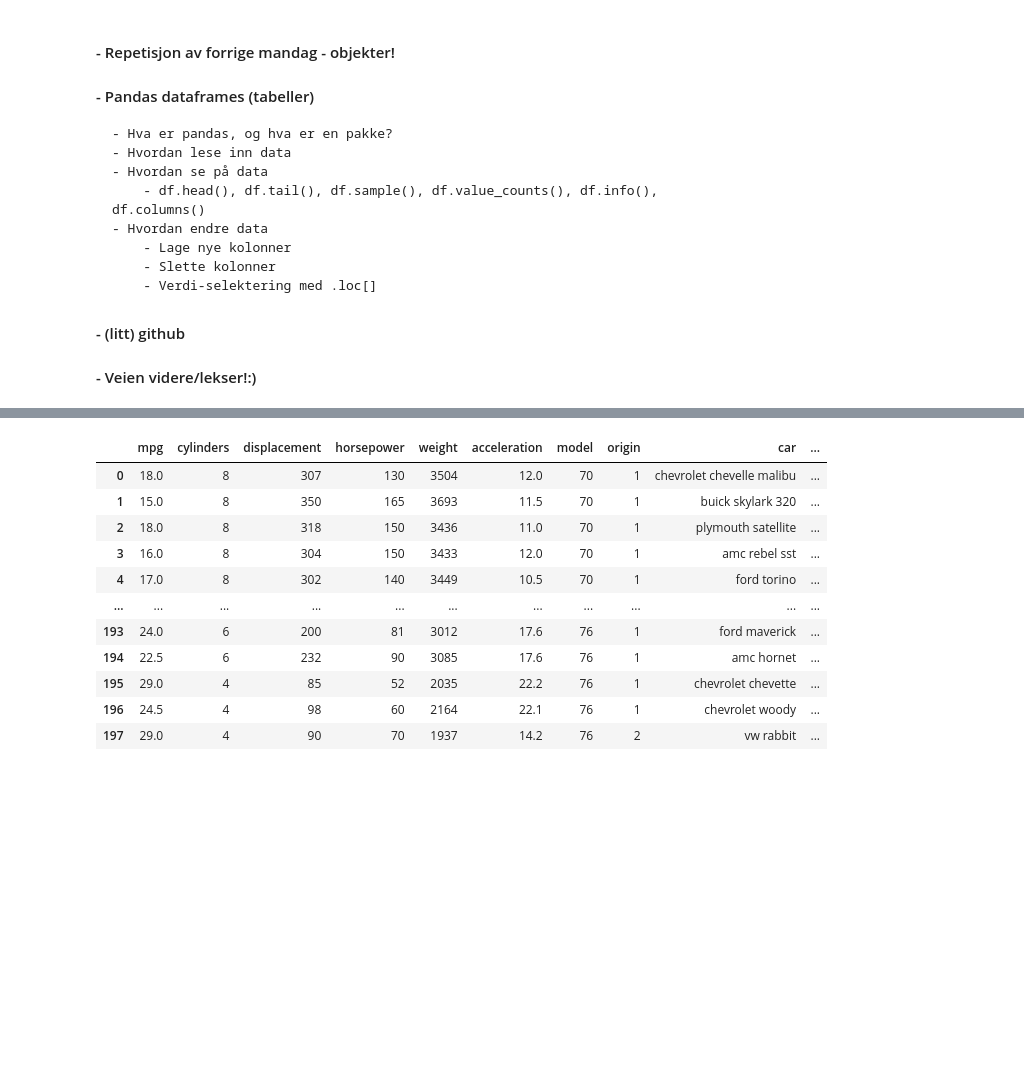
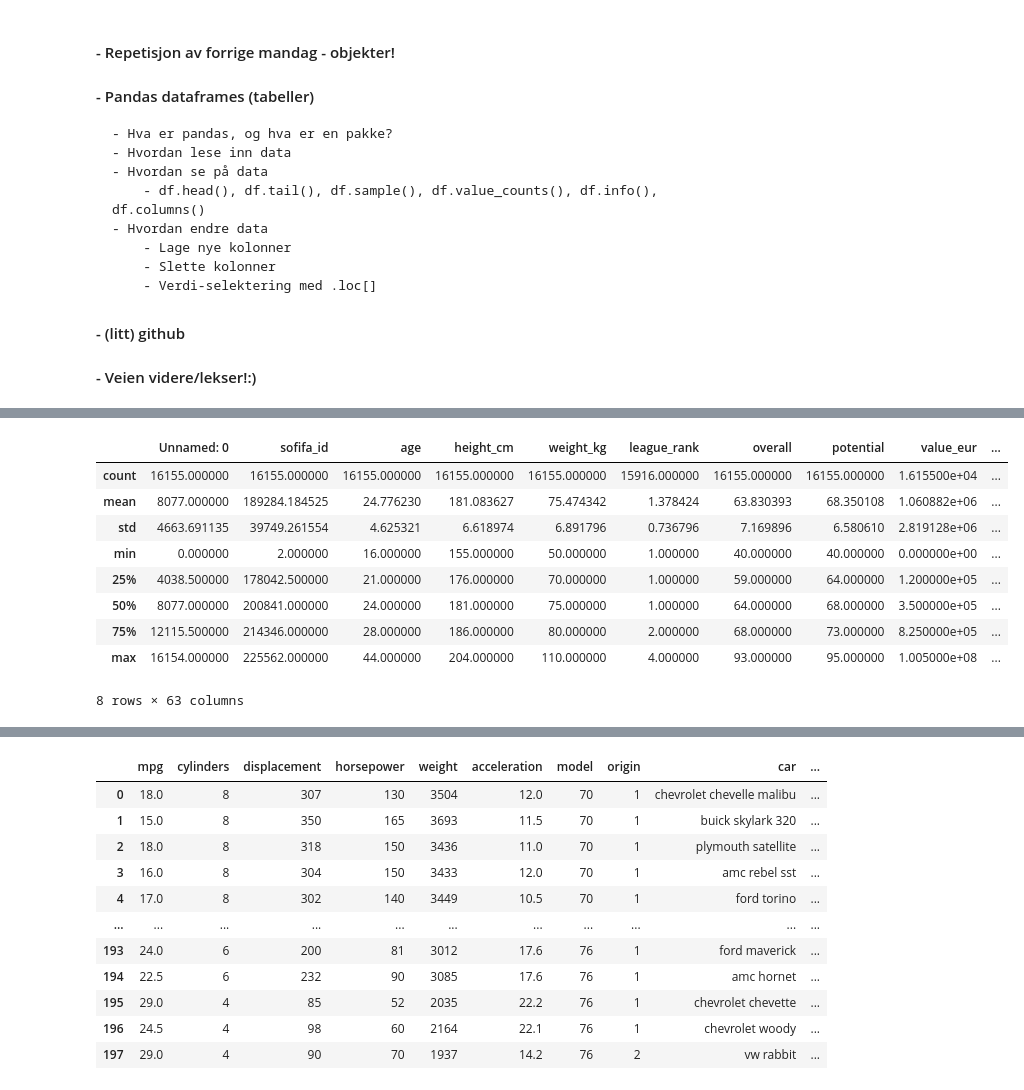
Before and after one commit to statisticsnorway/akc, a Jupyter notebook: Nybegynnerkurs/Del 2.ipynb, the cells around one changed output, grey strips where cells are left out. Cells and saved outputs as stored; diff of their text form; code cells hidden in the pictures; blank space fills up the shorter version.

```diff
--- a/Nybegynnerkurs/Del 2.ipynb
+++ b/Nybegynnerkurs/Del 2.ipynb
@@ -18,0 +42,3 @@
+# %%
+filsti = 'https://raw.githubusercontent.com/rashida048/Datasets/master/fifa.csv'
+fifa = pd.read_csv(filsti)
@@ -18,0 +91,13 @@
+# %%
+fifa.describe()
+# %% [output]
+|  | Unnamed: 0 | sofifa_id | age | height_cm | weight_kg | league_rank | overall | potential | value_eur | ... |
+| count | 16155.000000 | 16155.000000 | 16155.000000 | 16155.000000 | 16155.000000 | 15916.000000 | 16155.000000 | 16155.000000 | 1.615500e+04 | ... |
+| mean | 8077.000000 | 189284.184525 | 24.776230 | 181.083627 | 75.474342 | 1.378424 | 63.830393 | 68.350108 | 1.060882e+06 | ... |
+| std | 4663.691135 | 39749.261554 | 4.625321 | 6.618974 | 6.891796 | 0.736796 | 7.169896 | 6.580610 | 2.819128e+06 | ... |
+| min | 0.000000 | 2.000000 | 16.000000 | 155.000000 | 50.000000 | 1.000000 | 40.000000 | 40.000000 | 0.000000e+00 | ... |
+| 25% | 4038.500000 | 178042.500000 | 21.000000 | 176.000000 | 70.000000 | 1.000000 | 59.000000 | 64.000000 | 1.200000e+05 | ... |
+| 50% | 8077.000000 | 200841.000000 | 24.000000 | 181.000000 | 75.000000 | 1.000000 | 64.000000 | 68.000000 | 3.500000e+05 | ... |
+| 75% | 12115.500000 | 214346.000000 | 28.000000 | 186.000000 | 80.000000 | 2.000000 | 68.000000 | 73.000000 | 8.250000e+05 | ... |
+| max | 16154.000000 | 225562.000000 | 44.000000 | 204.000000 | 110.000000 | 4.000000 | 93.000000 | 95.000000 | 1.005000e+08 | ... |
+8 rows × 63 columns
```
Also changed, not shown: parts of 22 cells of this notebook.
